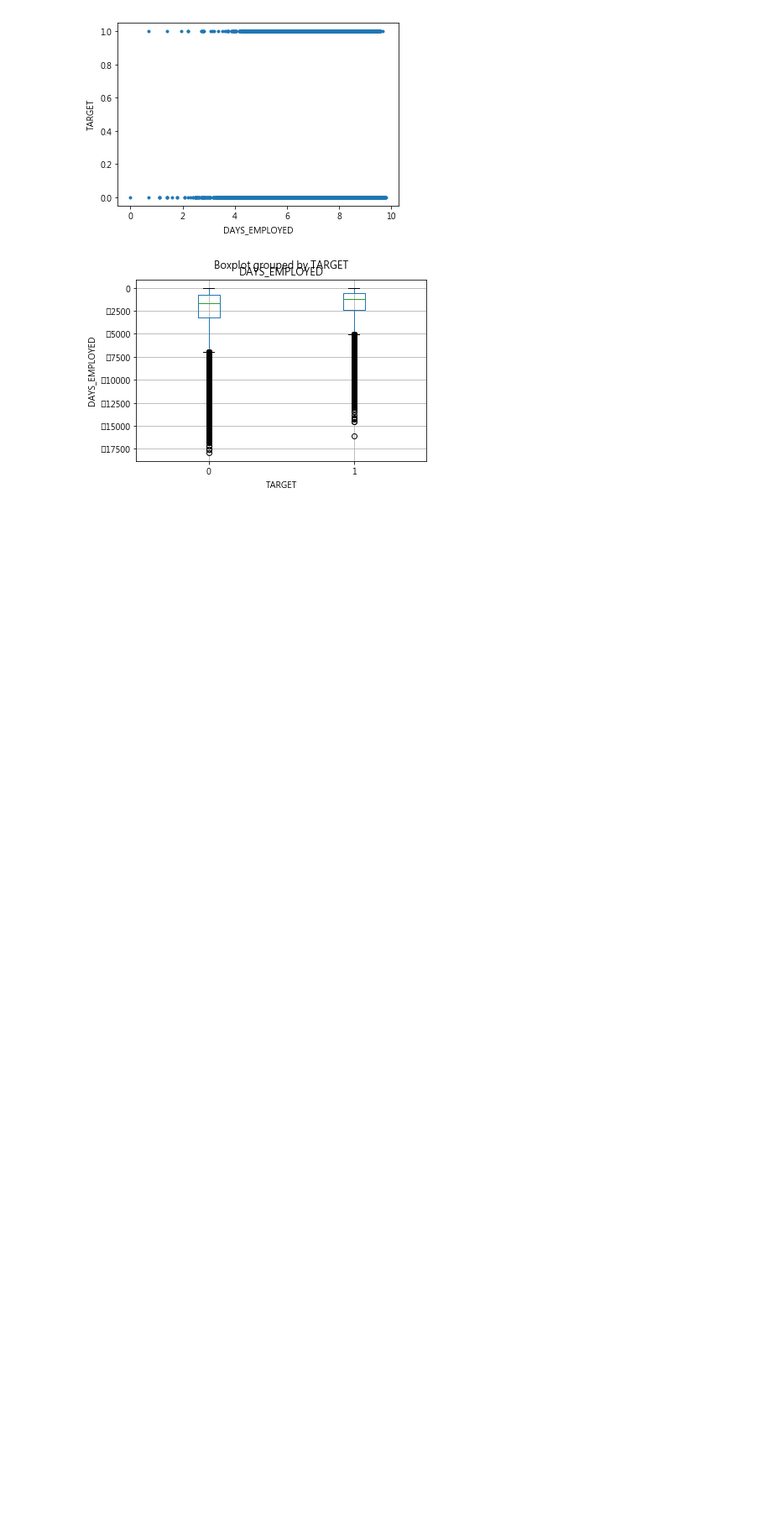
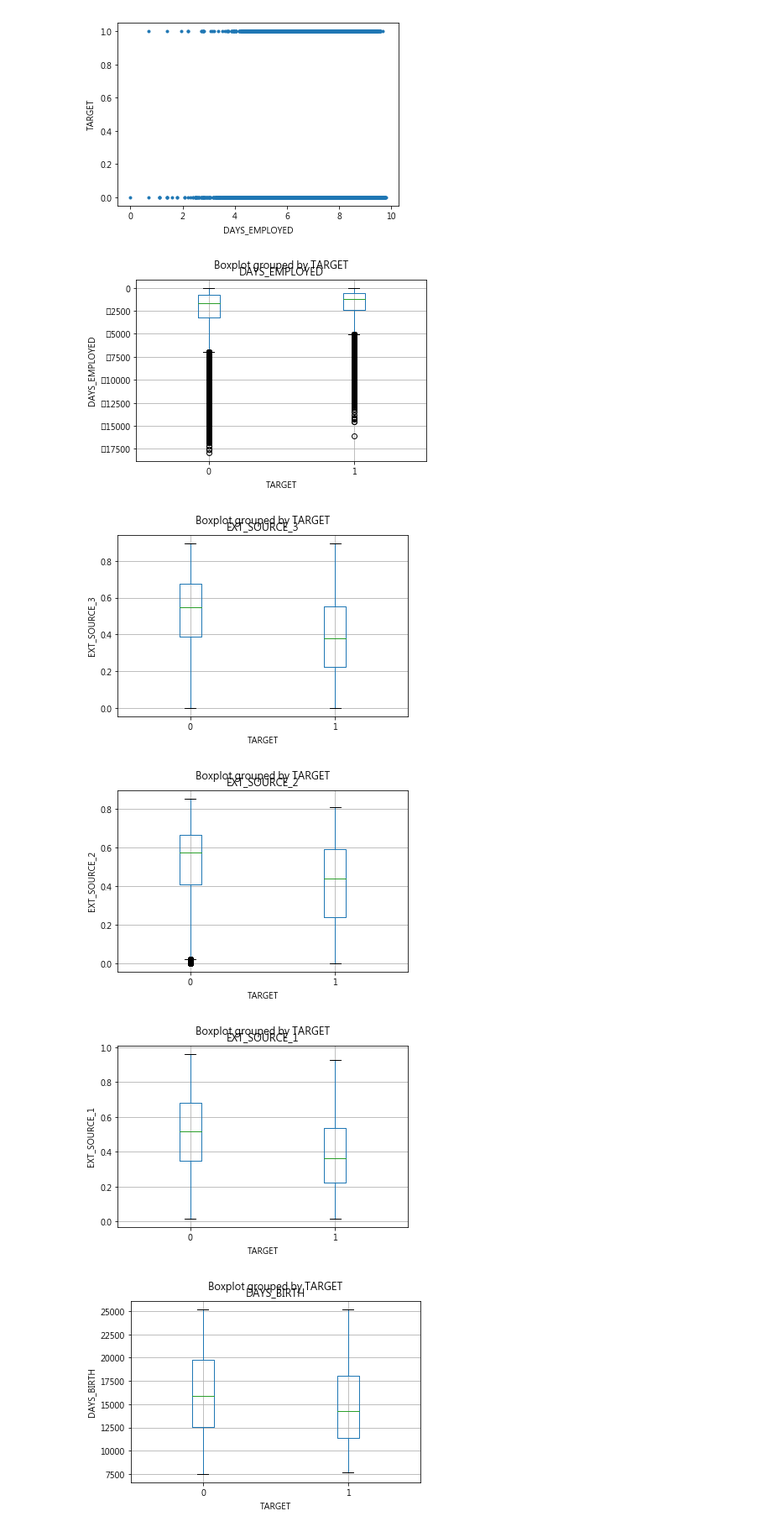
Before and after one commit to yciisi/2nd-ML100Days, a Jupyter notebook: homework/Day_010_HW.ipynb, the cells around one changed output. Shown at 84% size. Drawn from its saved outputs; the diff is of its cells as text; code cells hidden in the pictures; blank space fills up the shorter version.

```diff
--- a/homework/Day_010_HW.ipynb
+++ b/homework/Day_010_HW.ipynb
@@ -142,3 +159,14 @@ plt.ylabel('DAYS_EMPLOYED')
 plt.show()
 # %% [output]
 [figure]
+# %%
+for col in target_corr.sort_values().head(15).index:
+    app_train.boxplot(column=col, by='TARGET')
+    plt.xlabel('TARGET')
+    plt.ylabel(col)
+    plt.show()
+# %% [output]
+[figure, added]
+[figure, added]
+[figure, added]
+[figure, added]
```
Also changed, not shown: parts of 4 cells of this notebook.
